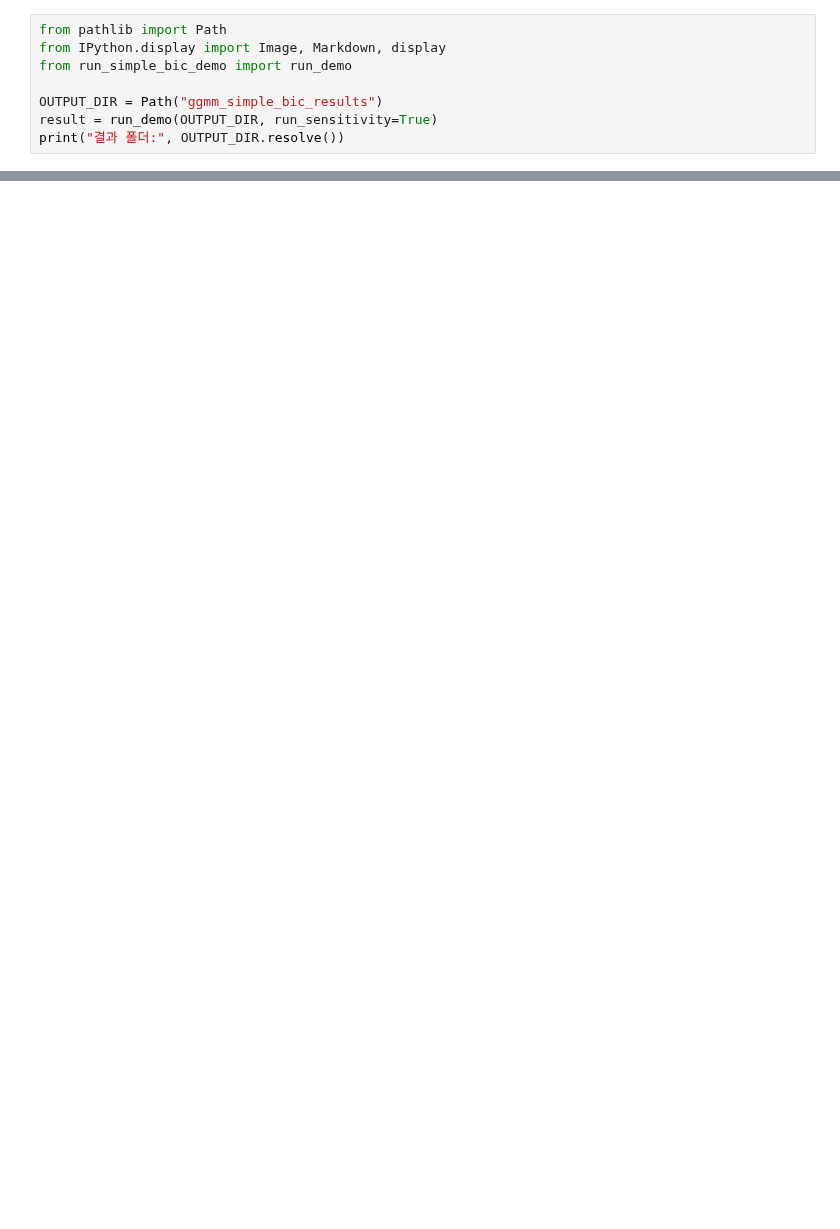
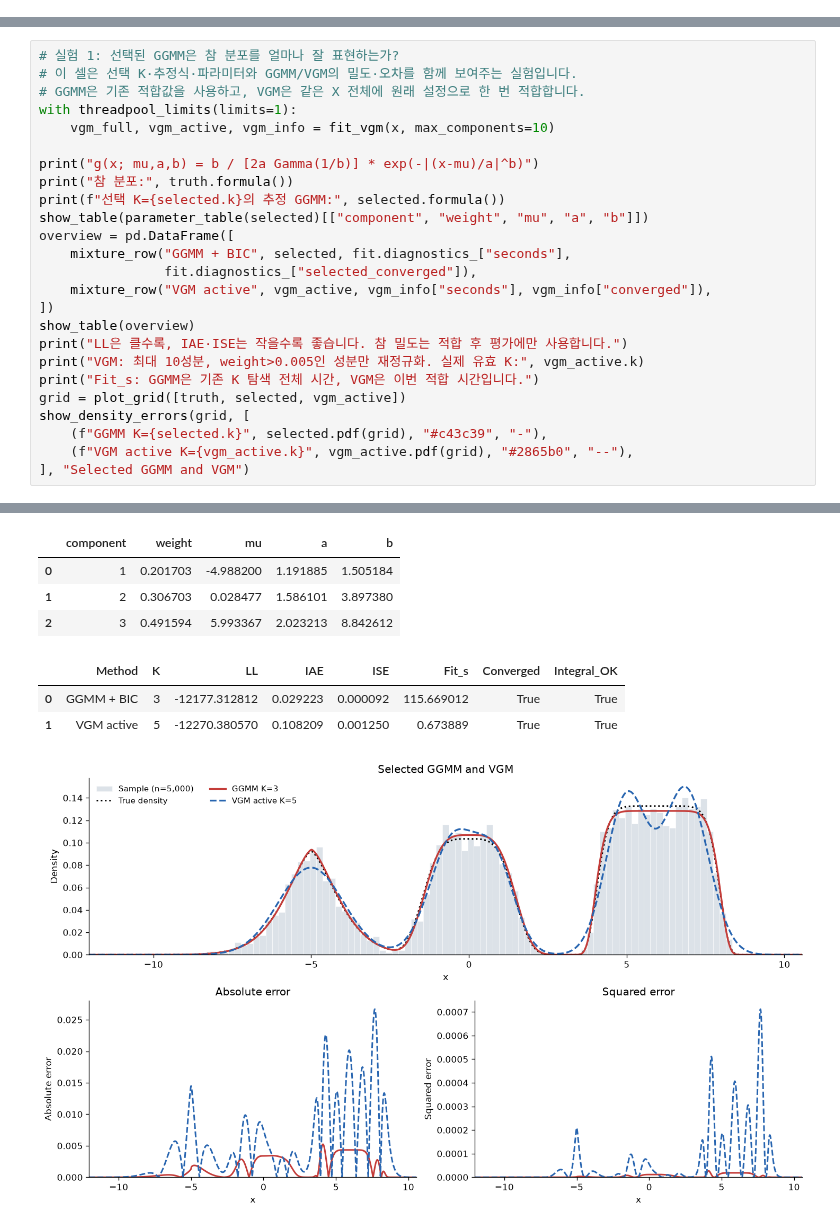
Before and after one commit to SungwonDS/GGMM, a Jupyter notebook: GGMM_BIC.ipynb, the cells around one changed output, grey strips where cells are left out. Drawn from its saved outputs; the diff is of its cells as text; blank space fills up the shorter version.

Commit message:
Make GGMM notebook standalone

```diff
--- a/GGMM_BIC.ipynb
+++ b/GGMM_BIC.ipynb
@@ -621,8 +0,0 @@ Writing run_simple_bic_demo.py
-# %%
-from pathlib import Path
-from IPython.display import Image, Markdown, display
-from run_simple_bic_demo import run_demo
-
-OUTPUT_DIR = Path("ggmm_simple_bic_results")
-result = run_demo(OUTPUT_DIR, run_sensitivity=True)
-print("결과 폴더:", OUTPUT_DIR.resolve())
@@ -1202,0 +255,26 @@ n=3 KDE는 뽑힌 3개 값만 사용합니다. 전체 표본에 성분 3개를
+# %%
+# 실험 1: 선택된 GGMM은 참 분포를 얼마나 잘 표현하는가?
+# 이 셀은 선택 K·추정식·파라미터와 GGMM/VGM의 밀도·오차를 함께 보여주는 실험입니다.
+# GGMM은 기존 적합값을 사용하고, VGM은 같은 X 전체에 원래 설정으로 한 번 적합합니다.
+with threadpool_limits(limits=1):
+    vgm_full, vgm_active, vgm_info = fit_vgm(x, max_components=10)
+
+print("g(x; mu,a,b) = b / [2a Gamma(1/b)] * exp(-|(x-mu)/a|^b)")
+print("참 분포:", truth.formula())
+print(f"선택 K={selected.k}의 추정 GGMM:", selected.formula())
+show_table(parameter_table(selected)[["component", "weight", "mu", "a", "b"]])
+overview = pd.DataFrame([
+    mixture_row("GGMM + BIC", selected, fit.diagnostics_["seconds"],
+                fit.diagnostics_["selected_converged"]),
+    mixture_row("VGM active", vgm_active, vgm_info["seconds"], vgm_info["converged"]),
+])
+show_table(overview)
+print("LL은 클수록, IAE·ISE는 작을수록 좋습니다. 참 밀도는 적합 후 평가에만 사용합니다.")
+print("VGM: 최대 10성분, weight>0.005인 성분만 재정규화. 실제 유효 K:", vgm_active.k)
+print("Fit_s: GGMM은 기존 K 탐색 전체 시간, VGM은 이번 적합 시간입니다.")
+grid = plot_grid([truth, selected, vgm_active])
+show_density_errors(grid, [
+    (f"GGMM K={selected.k}", selected.pdf(grid), "#c43c39", "-"),
+    (f"VGM active K={vgm_active.k}", vgm_active.pdf(grid), "#2865b0", "--"),
+], "Selected GGMM and VGM")
+# %% [output]
@@ -1202,0 +287,8 @@ n=3 KDE는 뽑힌 3개 값만 사용합니다. 전체 표본에 성분 3개를
+|  | component | weight | mu | a | b |
+| 0 | 1 | 0.201703 | -4.988200 | 1.191885 | 1.505184 |
+| 1 | 2 | 0.306703 | 0.028477 | 1.586101 | 3.897380 |
+| 2 | 3 | 0.491594 | 5.993367 | 2.023213 | 8.842612 |
+|  | Method | K | LL | IAE | ISE | Fit_s | Converged | Integral_OK |
+| 0 | GGMM + BIC | 3 | -12177.312812 | 0.029223 | 0.000092 | 115.669012 | True | True |
+| 1 | VGM active | 5 | -12270.380570 | 0.108209 | 0.001250 | 0.673889 | True | True |
+[figure, added]
```
Also changed, not shown: parts of 35 cells of this notebook, 7 other files.
